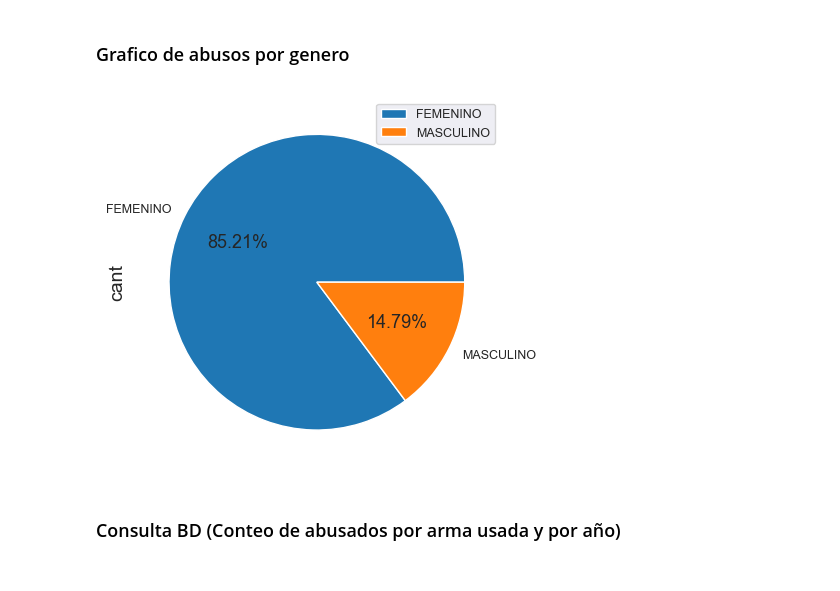
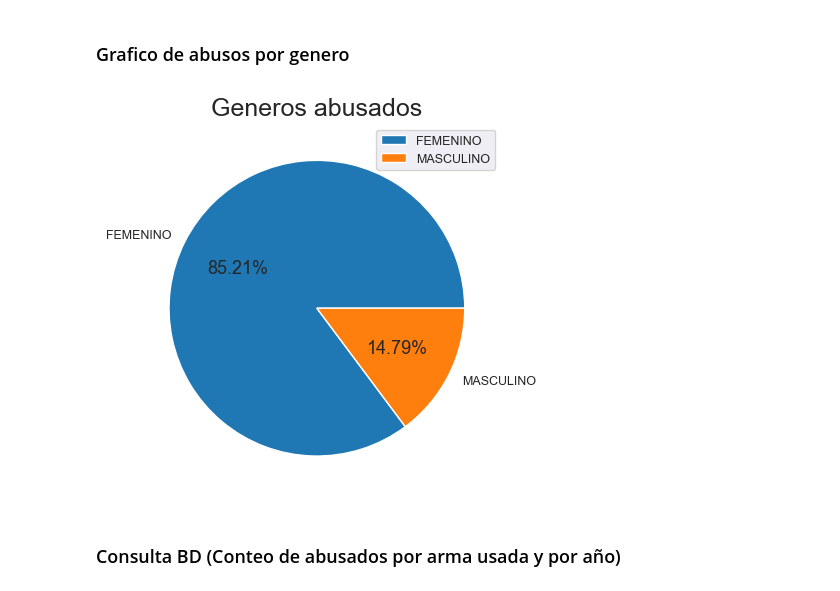
Before and after one commit to JnGzn/p-integrador-abusos, a Jupyter notebook: Grafica.ipynb, the cells around one changed output. Drawn from its saved outputs; the diff is of its cells as text; code cells hidden in the pictures.

Commit message:
fix titles

```diff
--- a/Grafica.ipynb
+++ b/Grafica.ipynb
@@ -48,10 +48,12 @@ frame
 # %%
 frame = frame[:2]
 frame.plot.pie(y='cant', labels=frame['genero'], autopct='%1.2f%%')
+plt.ylabel('')
+plt.title('Generos abusados')
 plt.legend()
 plt.show()
 # %% [output]
-[figure, old version]
+[figure, new version]
 # %% [markdown]
 ### Consulta BD (Conteo de abusados por arma usada y por año)
 # %%
```
Also changed, not shown: parts of 3 cells of this notebook, 1 other file.
